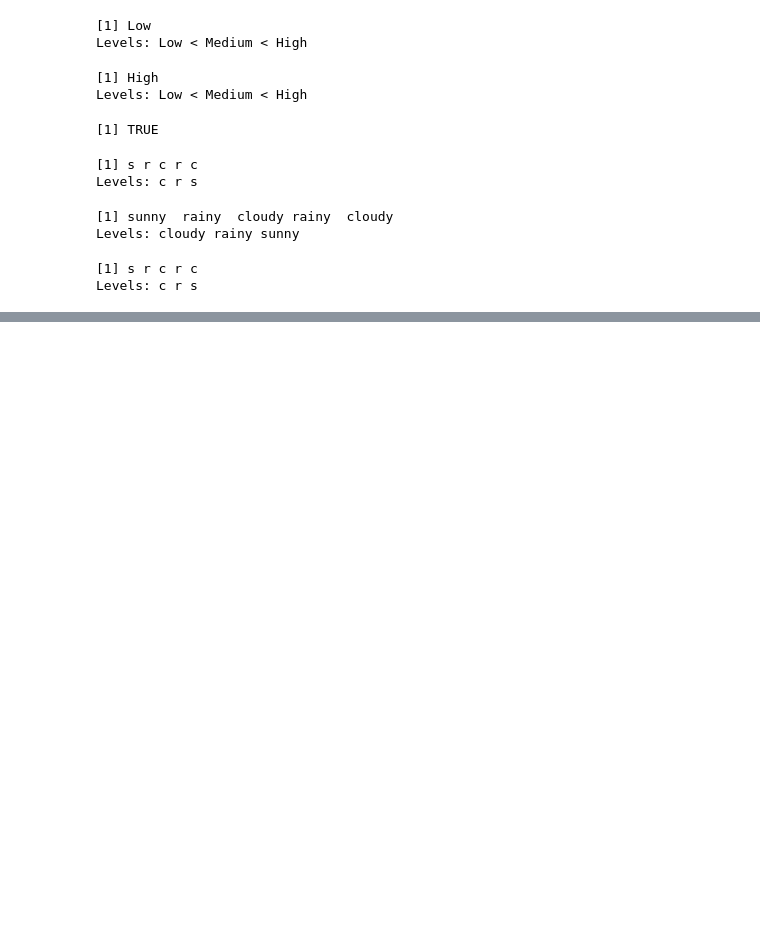
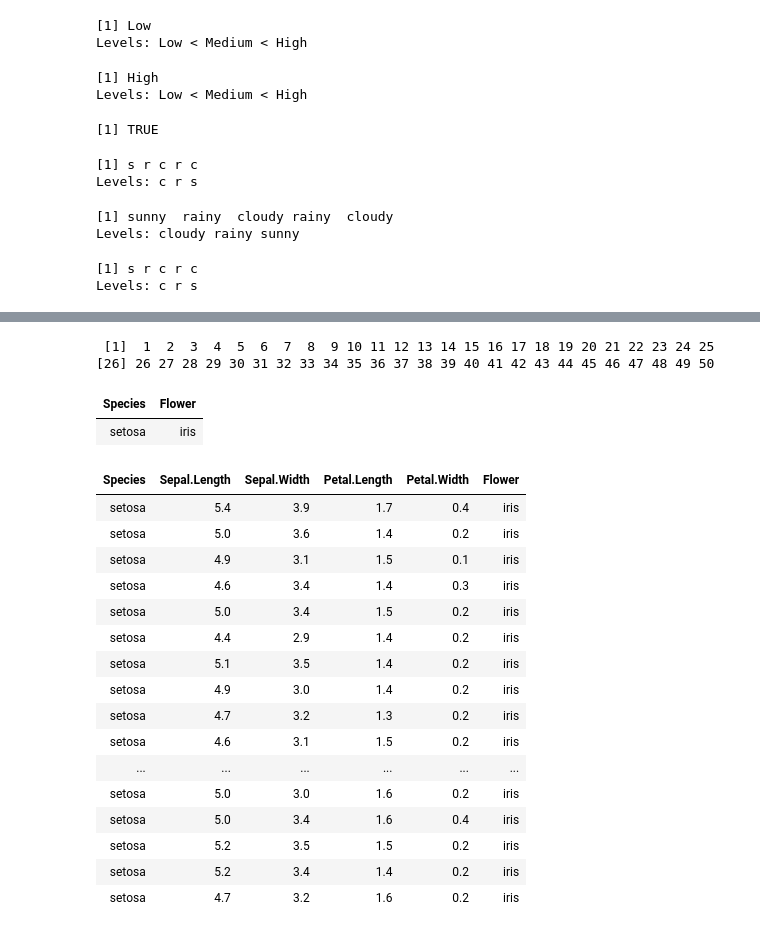
Before and after one commit to YuHsuanLin/riii, a Jupyter notebook: cb102/cb102_20180809.ipynb, the cells around one changed output, grey strips where cells are left out. Cells and saved outputs as stored; diff of their text form; code cells hidden in the pictures; blank space fills up the shorter version.

Commit message:
dataframe

```diff
--- a/cb102/cb102_20180809.ipynb
+++ b/cb102/cb102_20180809.ipynb
@@ -896,0 +1031,31 @@ Levels: c r s
+# %%
+which(iris$Species == 'setosa')
+# %% [output]
+ [1]  1  2  3  4  5  6  7  8  9 10 11 12 13 14 15 16 17 18 19 20 21 22 23 24 25
+[26] 26 27 28 29 30 31 32 33 34 35 36 37 38 39 40 41 42 43 44 45 46 47 48 49 50
+# %%
+flower.type = data.frame(Species = "setosa", Flower = "iris")
+flower.type
+# %% [output]
+| Species | Flower |
+| setosa | iris |
+# %%
+merge(iris,flower.type,by='Species')
+# %% [output]
+| Species | Sepal.Length | Sepal.Width | Petal.Length | Petal.Width | Flower |
+| setosa | 5.4 | 3.9 | 1.7 | 0.4 | iris |
+| setosa | 5.0 | 3.6 | 1.4 | 0.2 | iris |
+| setosa | 4.9 | 3.1 | 1.5 | 0.1 | iris |
+| setosa | 4.6 | 3.4 | 1.4 | 0.3 | iris |
+| setosa | 5.0 | 3.4 | 1.5 | 0.2 | iris |
+| setosa | 4.4 | 2.9 | 1.4 | 0.2 | iris |
+| setosa | 5.1 | 3.5 | 1.4 | 0.2 | iris |
+| setosa | 4.9 | 3.0 | 1.4 | 0.2 | iris |
+| setosa | 4.7 | 3.2 | 1.3 | 0.2 | iris |
+| setosa | 4.6 | 3.1 | 1.5 | 0.2 | iris |
+| ... | ... | ... | ... | ... | ... |
+| setosa | 5.0 | 3.0 | 1.6 | 0.2 | iris |
+| setosa | 5.0 | 3.4 | 1.6 | 0.4 | iris |
+| setosa | 5.2 | 3.5 | 1.5 | 0.2 | iris |
+| setosa | 5.2 | 3.4 | 1.4 | 0.2 | iris |
+| setosa | 4.7 | 3.2 | 1.6 | 0.2 | iris |
```
Also changed, not shown: parts of 44 cells of this notebook.
